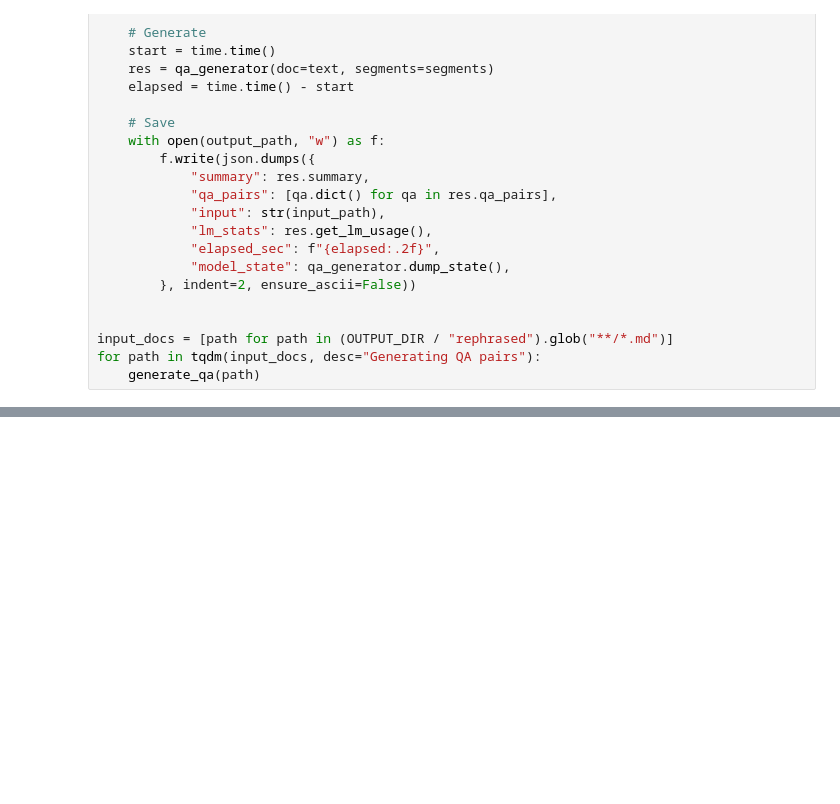
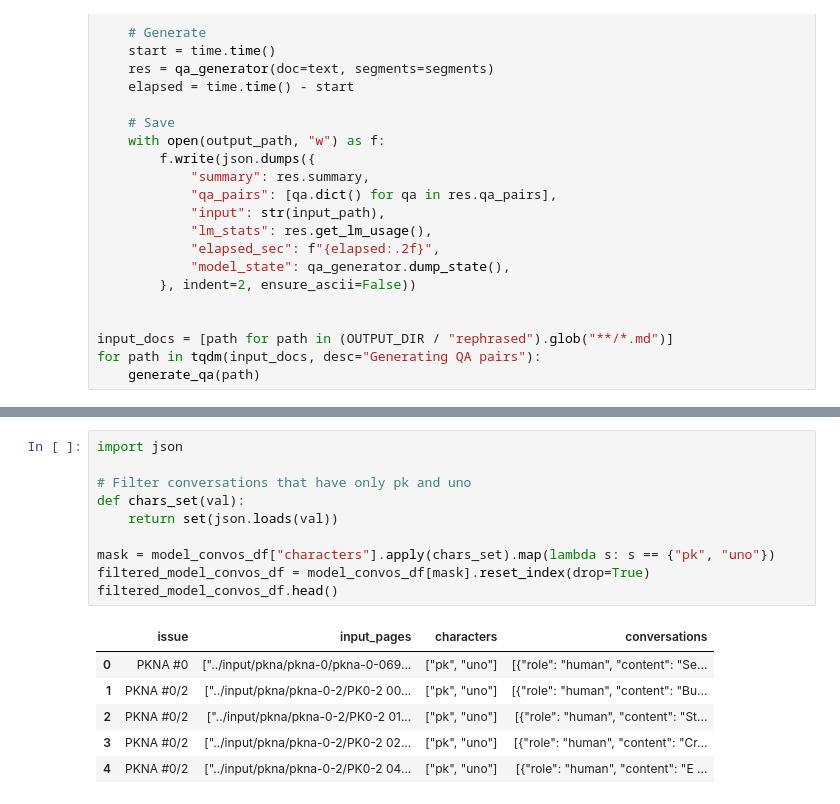
Before and after one commit to mbrt/pkna-uno, a Jupyter notebook: dspy-synthetic-v2.ipynb, the cells around one changed output, grey strips where cells are left out. Drawn from its saved outputs; the diff is of its cells as text; blank space fills up the shorter version.

```diff
--- a/dspy-synthetic-v2.ipynb
+++ b/dspy-synthetic-v2.ipynb
@@ -614,0 +740,17 @@ for path in tqdm(input_docs, desc="Generating QA pairs"):
+# %%
+import json
+
+# Filter conversations that have only pk and uno
+def chars_set(val):
+    return set(json.loads(val))
+
+mask = model_convos_df["characters"].apply(chars_set).map(lambda s: s == {"pk", "uno"})
+filtered_model_convos_df = model_convos_df[mask].reset_index(drop=True)
+filtered_model_convos_df.head()
+# %% [output]
+|  | issue | input_pages | characters | conversations |
+| 0 | PKNA #0 | ["../input/pkna/pkna-0/pkna-0-069... | ["pk", "uno"] | [{"role": "human", "content": "Se... |
+| 1 | PKNA #0/2 | ["../input/pkna/pkna-0-2/PK0-2 00... | ["pk", "uno"] | [{"role": "human", "content": "Bu... |
+| 2 | PKNA #0/2 | ["../input/pkna/pkna-0-2/PK0-2 01... | ["pk", "uno"] | [{"role": "human", "content": "St... |
+| 3 | PKNA #0/2 | ["../input/pkna/pkna-0-2/PK0-2 02... | ["pk", "uno"] | [{"role": "human", "content": "Cr... |
+| 4 | PKNA #0/2 | ["../input/pkna/pkna-0-2/PK0-2 04... | ["pk", "uno"] | [{"role": "human", "content": "E ... |
```
Also changed, not shown: parts of 17 cells of this notebook.
